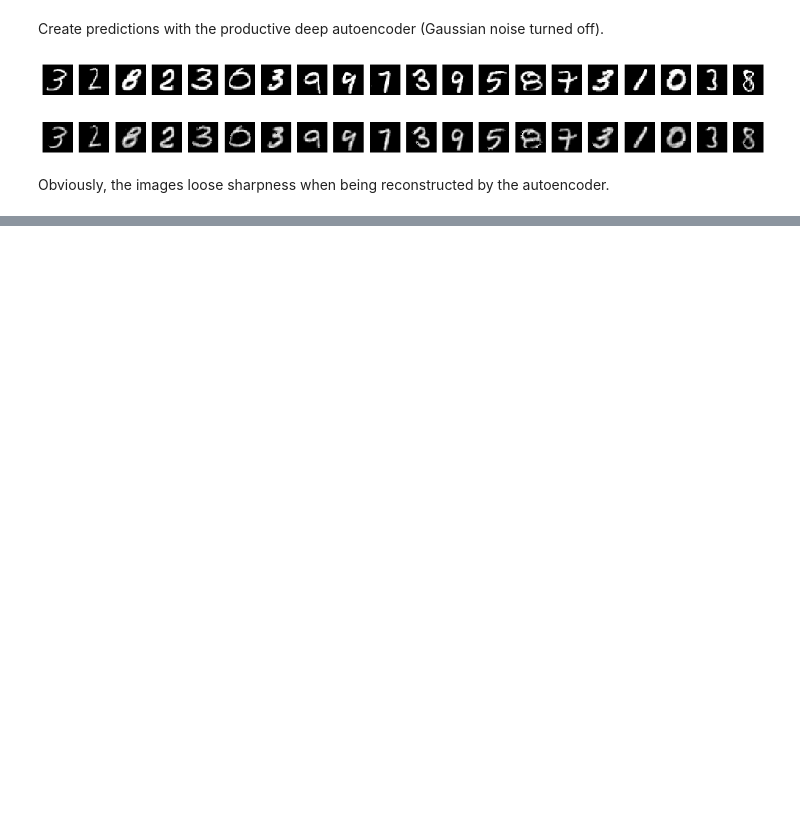
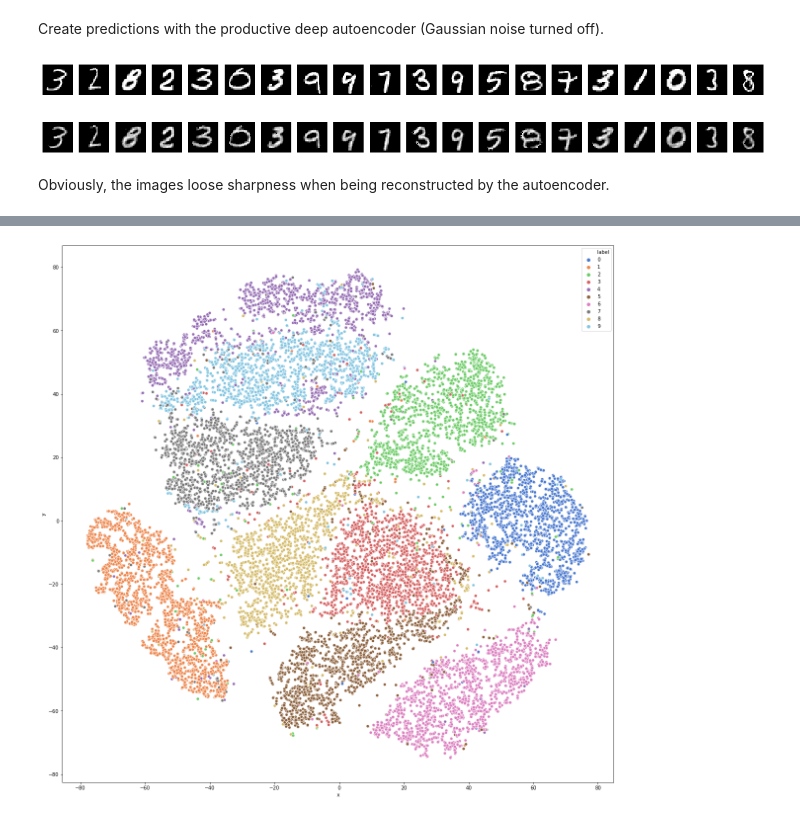
Before and after one commit to philippmarcus/autoencoder-keras, a Jupyter notebook: Autoencoders for pre-training of image classifiers.ipynb, the cells around one changed output, grey strips where cells are left out. Cells and saved outputs as stored; diff of their text form; code cells hidden in the pictures; blank space fills up the shorter version.

```diff
--- a/Autoencoders for pre-training of image classifiers.ipynb
+++ b/Autoencoders for pre-training of image classifiers.ipynb
@@ -406,0 +494,12 @@ Obviously, the images loose sharpness when being reconstructed by the autoencode
+# %%
+# Preprocess the data
+preproc_x_test = encoder.predict(X_test)
+# %%
+# T-SNE
+from sklearn.manifold import TSNE
+X_embedded = TSNE().fit_transform(preproc_x_test)
+# %%
+df = pd.DataFrame(X_embedded)
+# %%
+df = pd.concat([df, pd.Series(y_test)], axis=1)
+df.columns = [ 'x', 'y', 'label']
@@ -406,0 +508,6 @@ Obviously, the images loose sharpness when being reconstructed by the autoencode
+# %%
+fig, ax = plt.subplots(figsize=(20,20))
+ax = sns.scatterplot(data=df, x='x', y='y', hue='label', palette="muted", ax=ax)
+plt.show()
+# %% [output]
+[figure, added]
```
Also changed, not shown: parts of 23 cells of this notebook.
